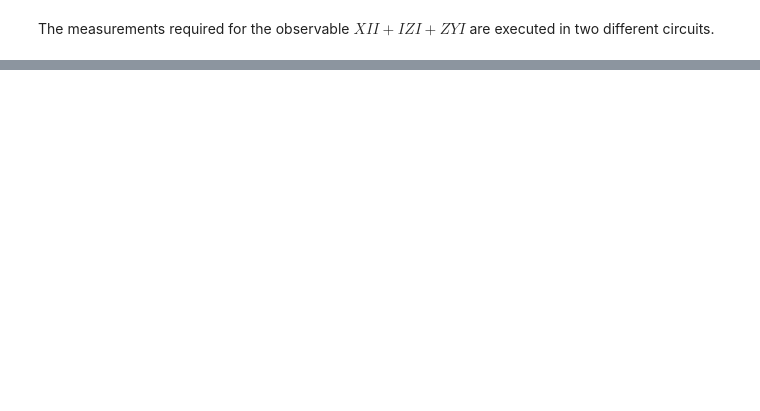
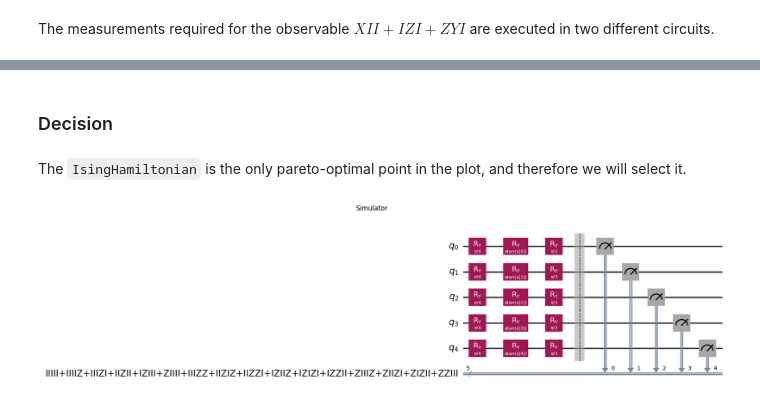
Before and after one commit to kit0kat/ws25-quantum-machine-learning-project, a Jupyter notebook: 4_observables.ipynb, the cells around one changed output, grey strips where cells are left out. Saved outputs shown, nothing was run; the diff lists cells and outputs as text; code cells hidden in the pictures; blank space fills up the shorter version.

```diff
--- a/4_observables.ipynb
+++ b/4_observables.ipynb
@@ -125,0 +144,26 @@ The measurements required for the observable $XII + IZI + ZYI$ are executed in t
+# %%
+num_classes = len(np.unique(y))
+num_qubits = encoding_circuit.num_qubits
+
+checkpoint_filename = "checkpoints/trained_models/measure_y_model.dill"
+
+if os.path.isfile(checkpoint_filename):
+    pipeline = dill.load(open(checkpoint_filename, "rb"))
+else:
+    pipeline = make_pipeline(
+        Isomap(n_components=5, max_iter=10_000),
+        MinMaxScaler(feature_range=tuple(encoding_circuit.feature_bounds), clip=True),
+        QNNClassifier(
+            encoding_circuit=encoding_circuit,
+            operator=num_classes * [SummedPaulis(num_qubits=num_qubits, op_str="Y")],
+            executor=Executor("qulacs"),
+            loss=CrossEntropyLoss(),
+            optimizer=Adam(),
+        )
+    )
+    pipeline.fit(X_train, y_train)
+    dill.dump(pipeline, open(checkpoint_filename, "wb"))
+
+print(f"Random Guessing: {1 / num_classes:.4f}")
+print(f"Train Accuracy:  {pipeline.score(X_train, y_train):.4f}")
+print(f"Test Accuracy:   {pipeline.score(X_test, y_test):.4f}")
@@ -125,0 +282,13 @@ The measurements required for the observable $XII + IZI + ZYI$ are executed in t
+# %% [markdown]
+### Decision
+# %% [markdown]
+The `IsingHamiltonian` is the only pareto-optimal point in the plot, and therefore we will select it.
+# %%
+for measurement_circuit in get_measurement_circuits(
+        encoding_circuit=encoding_circuit,
+        observable=IsingHamiltonian(encoding_circuit.num_qubits),
+        backend=None,
+):
+    measurement_circuit.draw("mpl").suptitle("Simulator")
+# %% [output]
+[figure, added]
```
Also changed, not shown: parts of 18 cells of this notebook.
